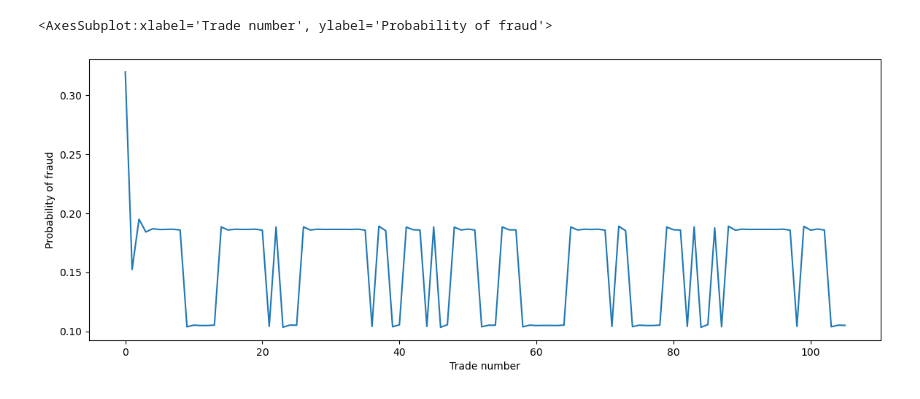
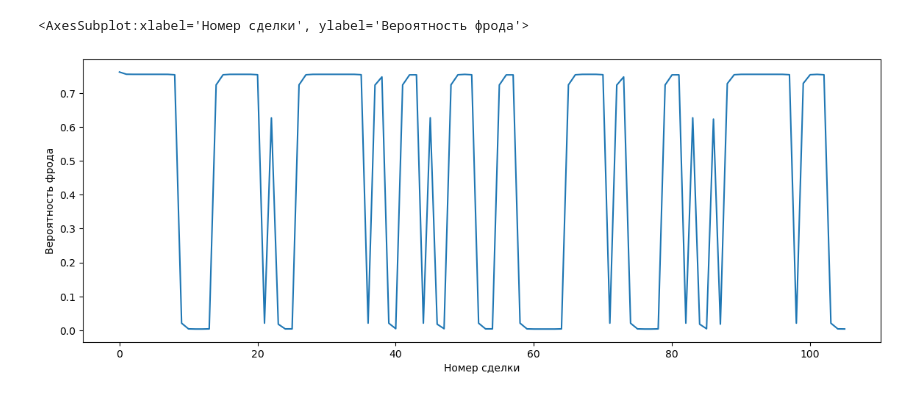
Before and after one commit to BasilSLyshkin/project_trading, a Jupyter notebook: hidden_markov_chain.ipynb, the cells around one changed output. Drawn from its saved outputs; the diff is of its cells as text; code cells hidden in the pictures.

```diff
--- a/hidden_markov_chain.ipynb
+++ b/hidden_markov_chain.ipynb
@@ -14,30 +14,29 @@ sequence = data['Type'].values
 from scripts import baum_welch
 
 
-A_init = np.array([[0.1, 0.9],
-                   [0.4, 0.6]])
-B_init = np.array([[1/6,1/6,1/6,1/6,1/6,1/6],
-                   [2/15,2/15,2/15,2/15,2/15,1/3]])
+A_init = np.array([[0.9, 0.1],
+                   [0.5, 0.5]])
+B_init = np.array([[1/5,4/5,0,0,0,0],
+                   [4/5,1/5,0,0,0,0]])
 
 params = baum_welch(
     observations=sequence,
-    n_iter= 1000,
+    n_iter= 50,
     A = A_init,
     B = B_init
 )
 # %%
 from scripts import posterior_decoding
 
-
 prediction = posterior_decoding(
     observations=sequence,
-    init_prob=[0.5,0.5],
+    init_prob=[1,0],
     transition_prob=params['Transition'],
     emision_prob=params['Emission']
 )
 
 result = pd.DataFrame(prediction)
-result.plot(kind = 'line', figsize = (14,5), legend=False, xlabel = 'Trade number', ylabel='Probability of fraud')
+result.plot(kind = 'line', figsize = (14,5), legend=False, xlabel = 'Номер сделки', ylabel='Вероятность фрода')
 # %% [output]
-<AxesSubplot:xlabel='Trade number', ylabel='Probability of fraud'>
+<AxesSubplot:xlabel='Номер сделки', ylabel='Вероятность фрода'>
-[figure, old version]
+[figure, new version]
```
Also changed, not shown: 5 other files.
